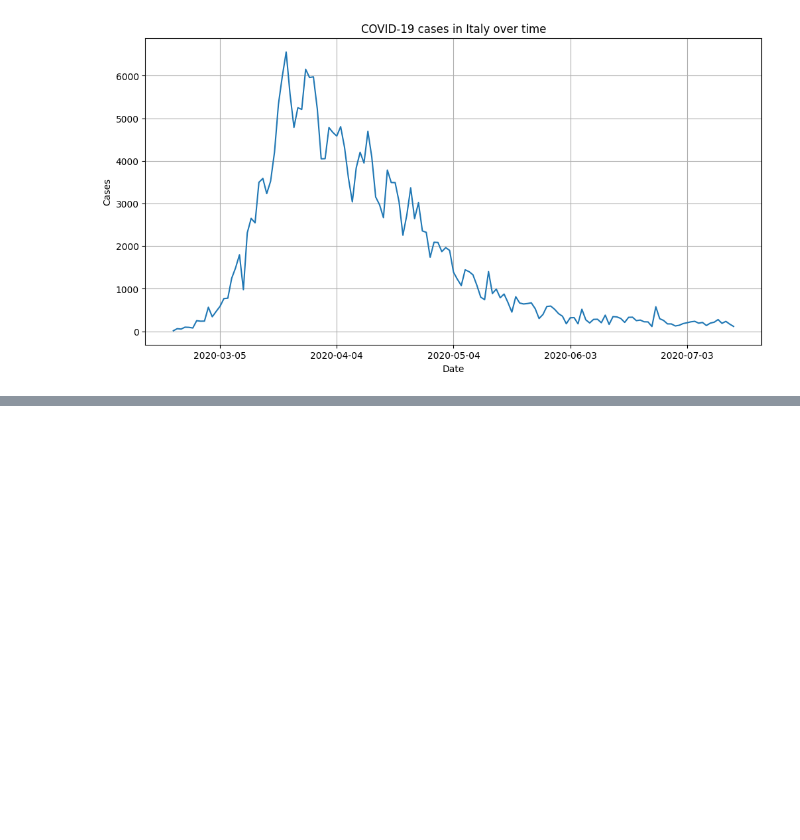
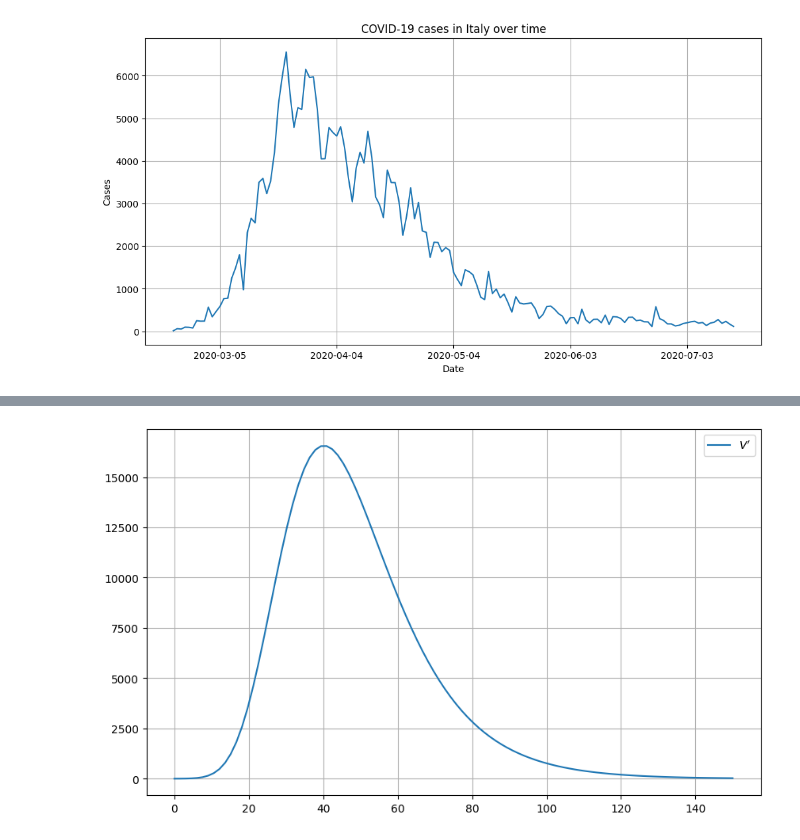
Before and after one commit to Naarsk/Economics, a Jupyter notebook: Econometrics/Coronavirus/coronav.ipynb, the cells around one changed output, grey strips where cells are left out. Saved outputs shown, nothing was run; the diff lists cells and outputs as text; code cells hidden in the pictures; blank space fills up the shorter version.

```diff
--- a/Econometrics/Coronavirus/coronav.ipynb
+++ b/Econometrics/Coronavirus/coronav.ipynb
@@ -78,0 +138,10 @@ plt.show()
+# %%
+# Plotting N
+plt.figure(figsize=(10, 6))
+#plt.plot(x_values, N_values, label=r'$V$', color='red')
+plt.plot(x_values, N_prime_values, label=r"$V'$")
+plt.grid()
+plt.legend()
+plt.show()
+# %% [output]
+[figure, added]
```
Also changed, not shown: parts of 7 cells of this notebook, 22 other files.
